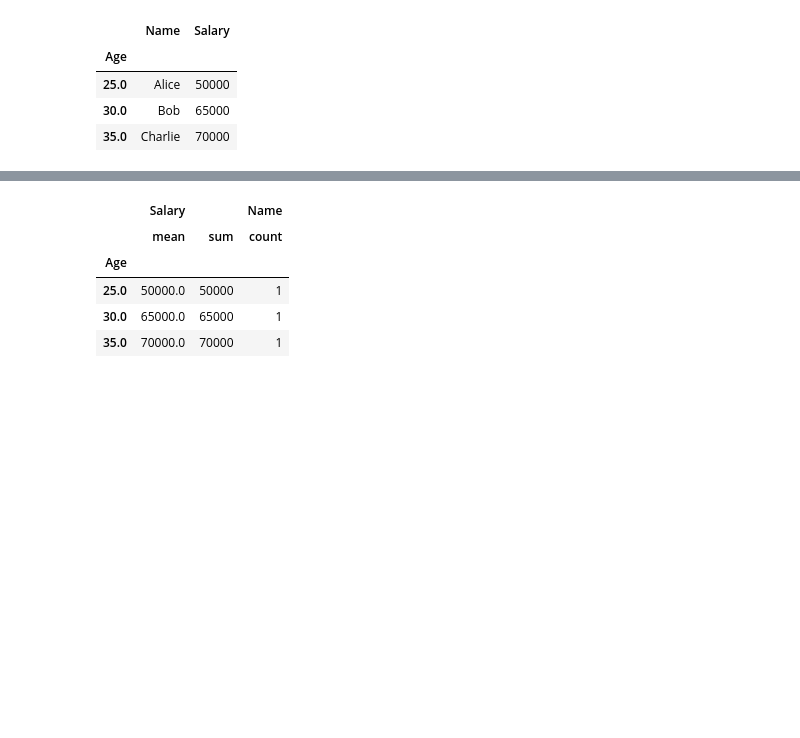
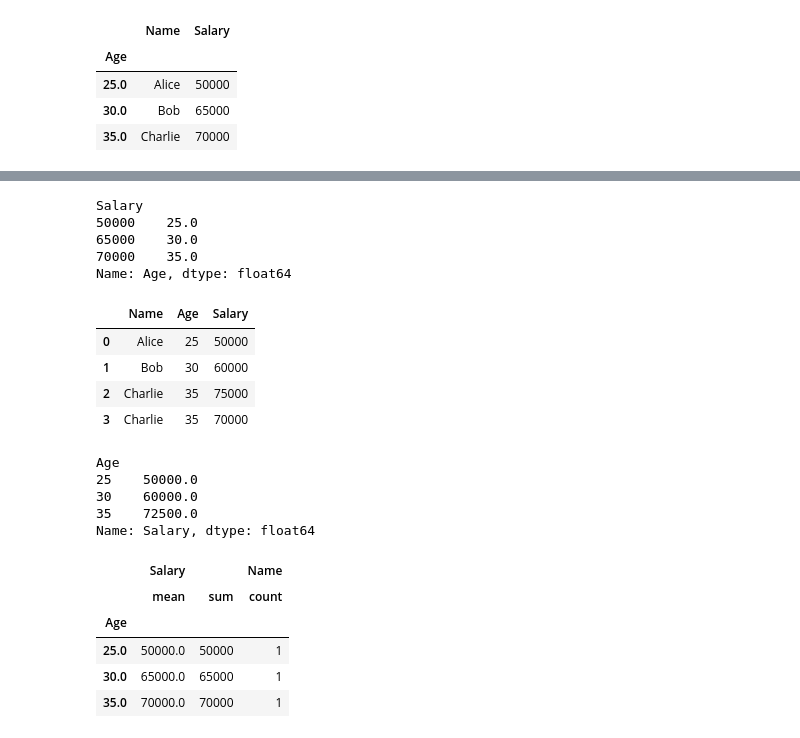
Before and after one commit to bahadurCorvit/Huawei-HCCDA-AI-Corvit-Mardan-, a Jupyter notebook: Labs/Lab 6 (Pandas)/Lab 05 (Pandas).ipynb, the cells around one changed output, grey strips where cells are left out. Saved outputs shown, nothing was run; the diff lists cells and outputs as text; code cells hidden in the pictures; blank space fills up the shorter version.

```diff
--- a/Labs/Lab 6 (Pandas)/Lab 05 (Pandas).ipynb
+++ b/Labs/Lab 6 (Pandas)/Lab 05 (Pandas).ipynb
@@ -250,3 +479,38 @@ Name: Salary, dtype: object
+# %%
+# group Saalary mean by Age
+grouped_age_mean = df.groupby('Salary')['Age'].mean()
+grouped_age_mean
+# %% [output]
+Salary
+50000    25.0
+65000    30.0
+70000    35.0
+Name: Age, dtype: float64
+# %%
+groupby1 = pd.DataFrame([
+    {'Name': 'Alice', 'Age': 25, 'Salary': 50000},
+    {'Name': 'Bob', 'Age': 30, 'Salary': 60000},
+    {'Name': 'Charlie', 'Age': 35, 'Salary': 75000},
+    {'Name': 'Charlie', 'Age': 35, 'Salary': 70000}
+])
+# %%
+groupby1
+# %% [output]
+|  | Name | Age | Salary |
+| 0 | Alice | 25 | 50000 |
+| 1 | Bob | 30 | 60000 |
+| 2 | Charlie | 35 | 75000 |
+| 3 | Charlie | 35 | 70000 |
+# %%
+# group Saalary mean by Age
+grouped_salary_mean = groupby1.groupby('Age')['Salary'].mean()
+grouped_salary_mean
+# %% [output]
+Age
+25    50000.0
+30    60000.0
+35    72500.0
+Name: Salary, dtype: float64
 # %%
 # Multiple Aggregations
 aggregated = df.groupby('Age').agg({
```
Also changed, not shown: parts of 51 cells of this notebook, 1 other file.
